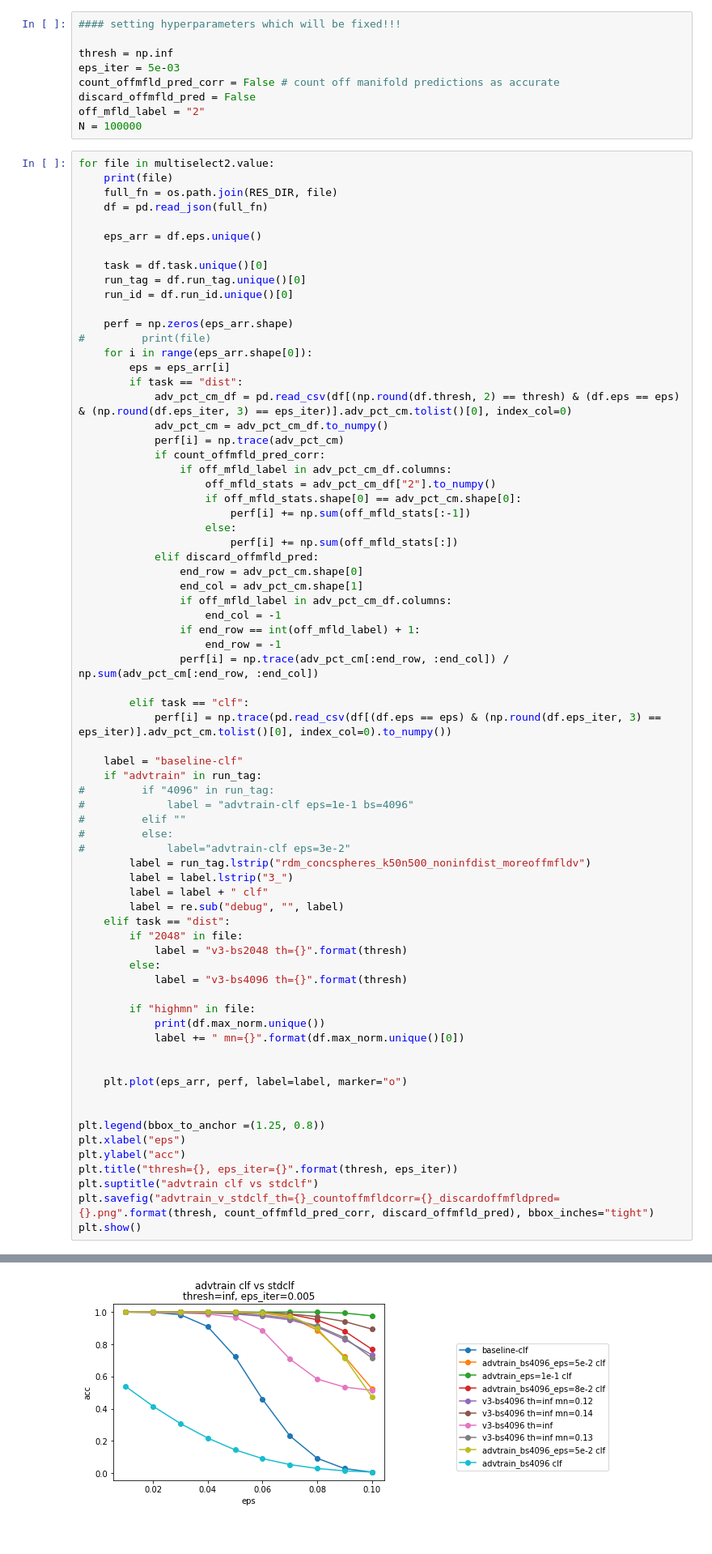
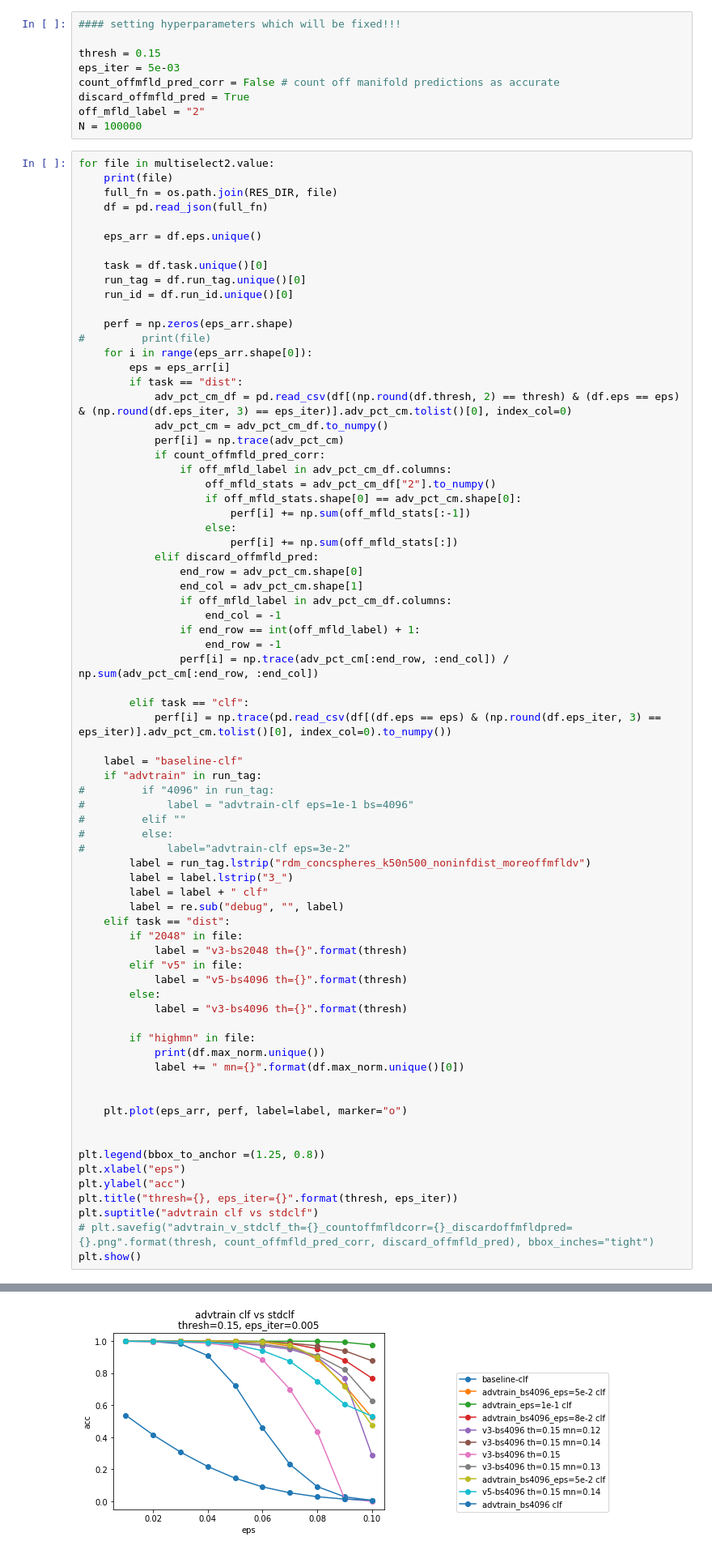
Before and after one commit to microsoft/distance-learner, a Jupyter notebook: notebooks/Omniboard Experiment D.ipynb, the cells around one changed output, grey strips where cells are left out. Shown at 81% size. Drawn from its saved outputs; the diff is of its cells as text.

```diff
--- a/notebooks/Omniboard Experiment D.ipynb
+++ b/notebooks/Omniboard Experiment D.ipynb
@@ -362,10 +365,10 @@ GridBox(children=(Dropdown(description='atk_flavor', options=('std_pgd',), value
 # %%
 #### setting hyperparameters which will be fixed!!!
 
-thresh = np.inf
+thresh = 0.15
 eps_iter = 5e-03
 count_offmfld_pred_corr = False # count off manifold predictions as accurate
-discard_offmfld_pred = False
+discard_offmfld_pred = True
 off_mfld_label = "2"
 N = 100000
 # %%
@@ -421,6 +424,8 @@ for file in multiselect2.value:
     elif task == "dist":
         if "2048" in file:
             label = "v3-bs2048 th={}".format(thresh)
+        elif "v5" in file:
+            label = "v5-bs4096 th={}".format(thresh)
         else:
             label = "v3-bs4096 th={}".format(thresh)
 
@@ -437,7 +442,7 @@ plt.xlabel("eps")
 plt.ylabel("acc")
 plt.title("thresh={}, eps_iter={}".format(thresh, eps_iter))
 plt.suptitle("advtrain clf vs stdclf")
-plt.savefig("advtrain_v_stdclf_th={}_countoffmfldcorr={}_discardoffmfldpred={}.png".format(thresh, count_offmfld_pred_corr, discard_offmfld_pred), bbox_inches="tight")
+# plt.savefig("advtrain_v_stdclf_th={}_countoffmfldcorr={}_discardoffmfldpred={}.png".format(thresh, count_offmfld_pred_corr, discard_offmfld_pred), bbox_inches="tight")
 plt.show()
 # %% [output]
 rdm_concspheres_k50n500_noninfdist_moreoffmfldv3_bs4096-2-clf.json
@@ -455,5 +462,5 @@ rdm_concspheres_k50n500_noninfdist_moreoffmfld_advtraindebug_bs4096_eps=5e-2-1-c
 rdm_concspheres_k50n500_noninfdist_moreoffmfld_advtraindebug_bs4096-3-clf.json
-[figure, old version]
+[figure, new version]
 # %%
 df[(df.eps == eps) & (np.round(df.eps_iter, 3) == eps_iter)].adv_pct_cm.tolist()
 # %% [output]
```
Also changed, not shown: parts of 3 cells of this notebook, 2 other files.
